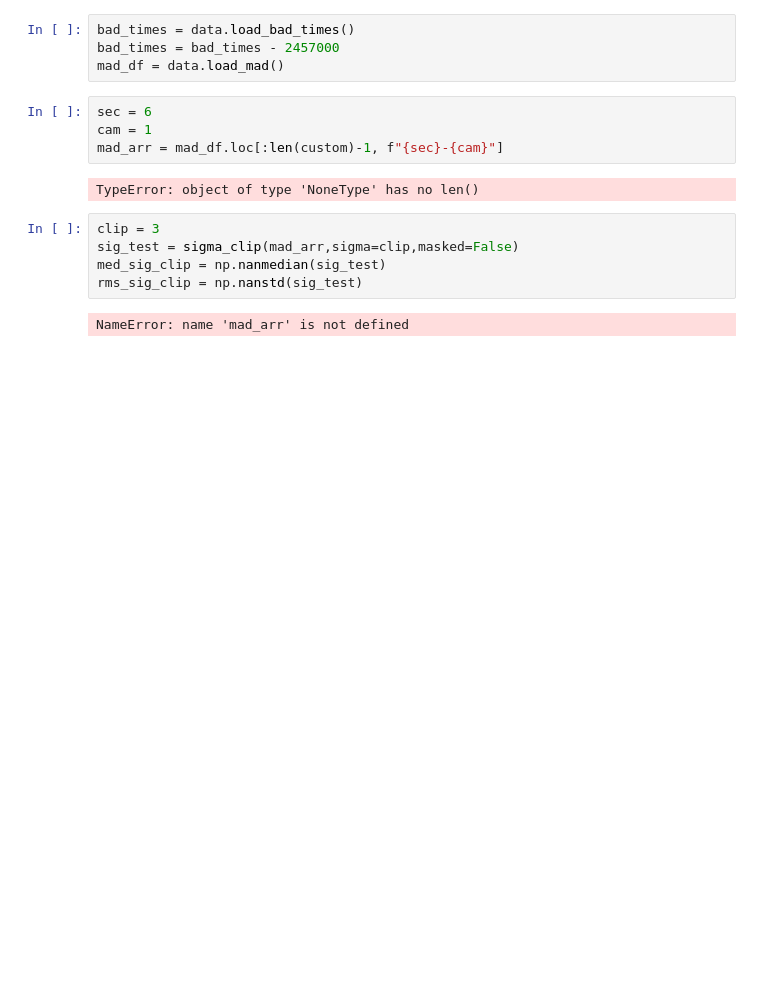
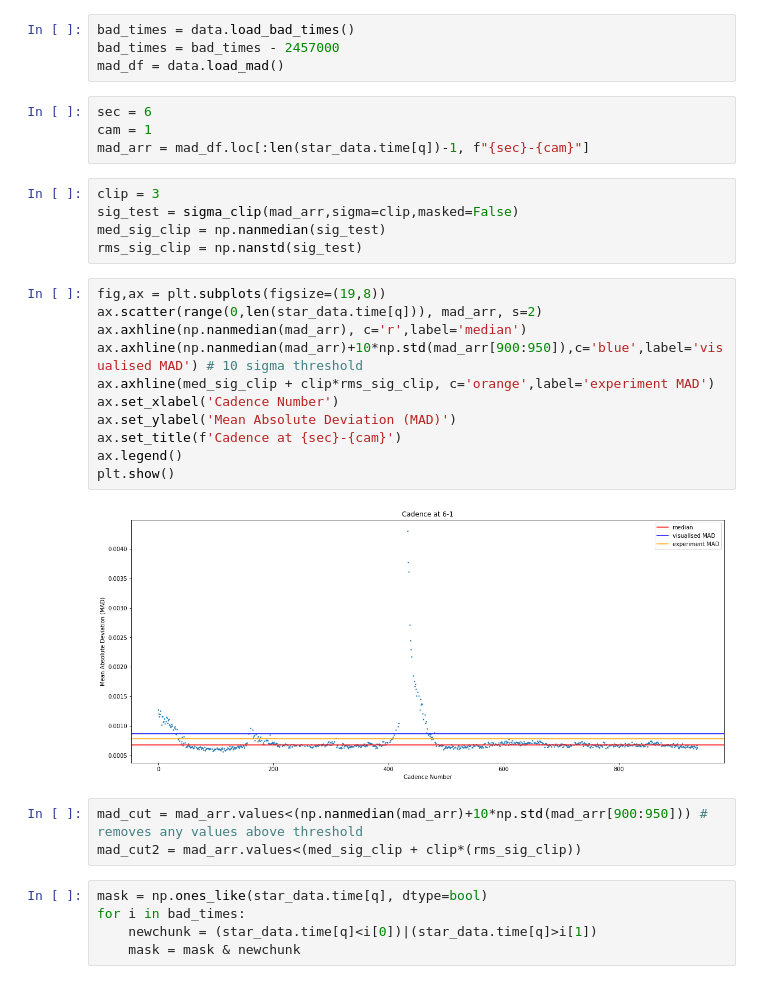
Before and after one commit to azibn/automated_exocomet_hunt, a Jupyter notebook: Notebooks/Eleanor_Test.ipynb, the cells around one changed output. Cells and saved outputs as stored; diff of their text form; blank space fills up the shorter version.

```diff
--- a/Notebooks/Eleanor_Test.ipynb
+++ b/Notebooks/Eleanor_Test.ipynb
@@ -101,13 +114,30 @@ mad_df = data.load_mad()
 # %%
 sec = 6
 cam = 1
-mad_arr = mad_df.loc[:len(custom)-1, f"{sec}-{cam}"]
+mad_arr = mad_df.loc[:len(star_data.time[q])-1, f"{sec}-{cam}"]
-# %% [output]
-TypeError: object of type 'NoneType' has no len()
 # %%
 clip = 3
 sig_test = sigma_clip(mad_arr,sigma=clip,masked=False)
 med_sig_clip = np.nanmedian(sig_test)
 rms_sig_clip = np.nanstd(sig_test)
-# %% [output]
-NameError: name 'mad_arr' is not defined
+# %%
+fig,ax = plt.subplots(figsize=(19,8))
+ax.scatter(range(0,len(star_data.time[q])), mad_arr, s=2)
+ax.axhline(np.nanmedian(mad_arr), c='r',label='median')
+ax.axhline(np.nanmedian(mad_arr)+10*np.std(mad_arr[900:950]),c='blue',label='visualised MAD') # 10 sigma threshold
+ax.axhline(med_sig_clip + clip*rms_sig_clip, c='orange',label='experiment MAD')
+ax.set_xlabel('Cadence Number')
+ax.set_ylabel('Mean Absolute Deviation (MAD)')
+ax.set_title(f'Cadence at {sec}-{cam}')
+ax.legend()
+plt.show()
+# %% [output]
+[figure, added]
+# %%
+mad_cut = mad_arr.values<(np.nanmedian(mad_arr)+10*np.std(mad_arr[900:950])) # removes any values above threshold
+mad_cut2 = mad_arr.values<(med_sig_clip + clip*(rms_sig_clip))
+# %%
+mask = np.ones_like(star_data.time[q], dtype=bool)
+for i in bad_times:
+    newchunk = (star_data.time[q]<i[0])|(star_data.time[q]>i[1])
+    mask = mask & newchunk
```
Also changed, not shown: parts of 18 cells of this notebook, 1 other file.
